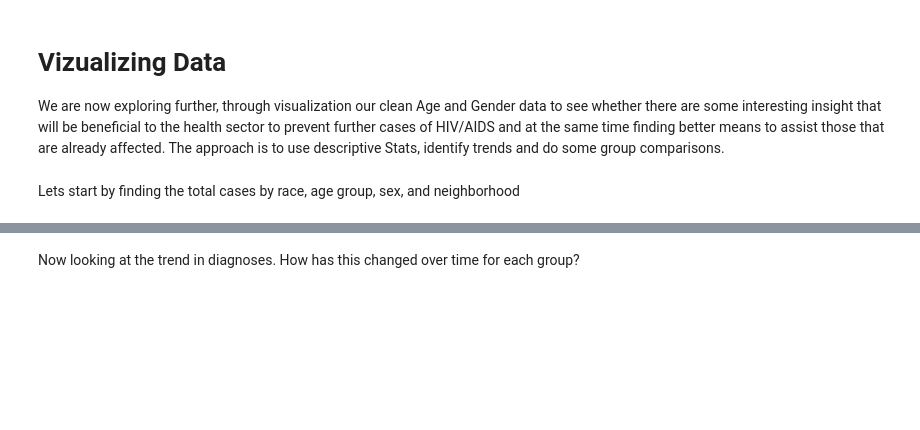
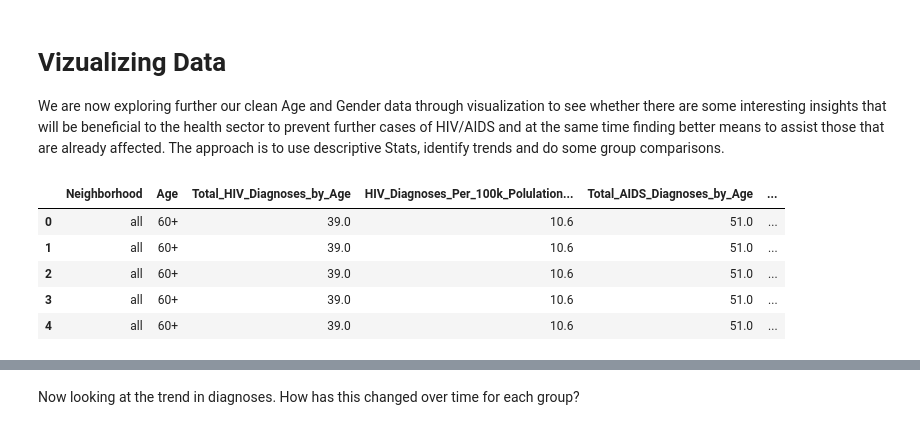
Before and after one commit to Victoire03/HIV_and_AIDS_Infections_in_New_York_City, a Jupyter notebook: Data_vizualization.ipynb, the cells around one changed output, grey strips where cells are left out. Drawn from its saved outputs; the diff is of its cells as text; code cells hidden in the pictures; blank space fills up the shorter version.

```diff
--- a/Data_vizualization.ipynb
+++ b/Data_vizualization.ipynb
@@ -1,11 +1,9 @@
 # %% [markdown]
 # Vizualizing Data
 
-We are now exploring further, through visualization our clean Age and Gender data to see whether there are some interesting insight that will be beneficial to the health sector to prevent further cases of HIV/AIDS and at the same time finding better means to assist those that are already affected. The approach is to use descriptive Stats, identify trends and do some group comparisons.
+We are now exploring further our clean Age and Gender data through visualization to see whether there are some interesting insights that will be beneficial to the health sector to prevent further cases of HIV/AIDS and at the same time finding better means to assist those that are already affected. The approach is to use descriptive Stats, identify trends and do some group comparisons.
 # %%
 #Importing needed libraries
 import pandas as pd
 from matplotlib import pyplot as plt
 from pathlib import Path
-# %% [markdown]
-Lets start by finding the total cases by race, age group, sex, and neighborhood
@@ -11,0 +15,9 @@ Lets start by finding the total cases by race, age group, sex, and neighborhood
+# %%
+Age_Gender_df.head()
+# %% [output]
+|  | Neighborhood | Age | Total_HIV_Diagnoses_by_Age | HIV_Diagnoses_Per_100k_Polulation... | Total_AIDS_Diagnoses_by_Age | ... |
+| 0 | all | 60+ | 39.0 | 10.6 | 51.0 | ... |
+| 1 | all | 60+ | 39.0 | 10.6 | 51.0 | ... |
+| 2 | all | 60+ | 39.0 | 10.6 | 51.0 | ... |
+| 3 | all | 60+ | 39.0 | 10.6 | 51.0 | ... |
+| 4 | all | 60+ | 39.0 | 10.6 | 51.0 | ... |
```
Also changed, not shown: parts of 6 cells of this notebook.
